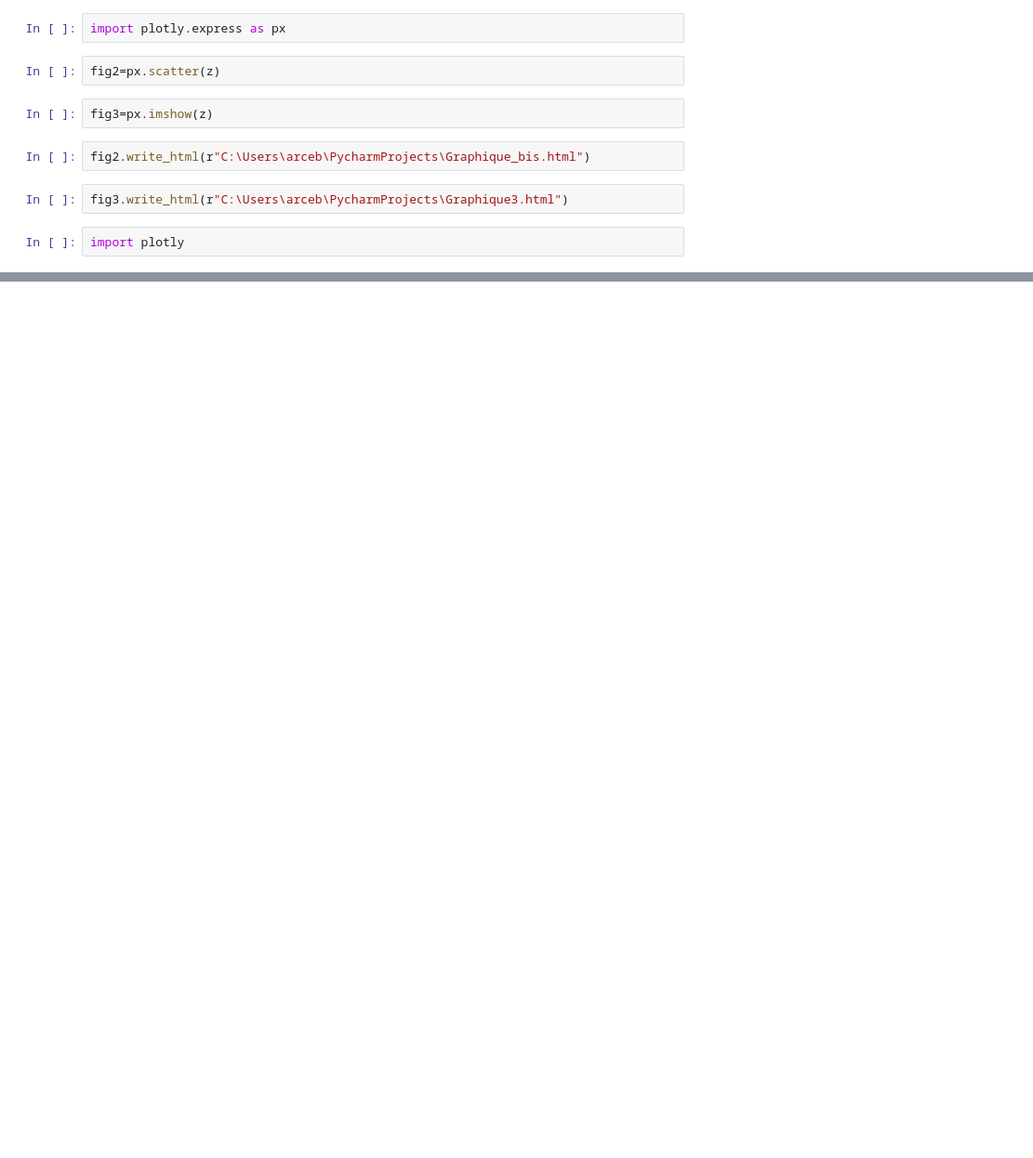
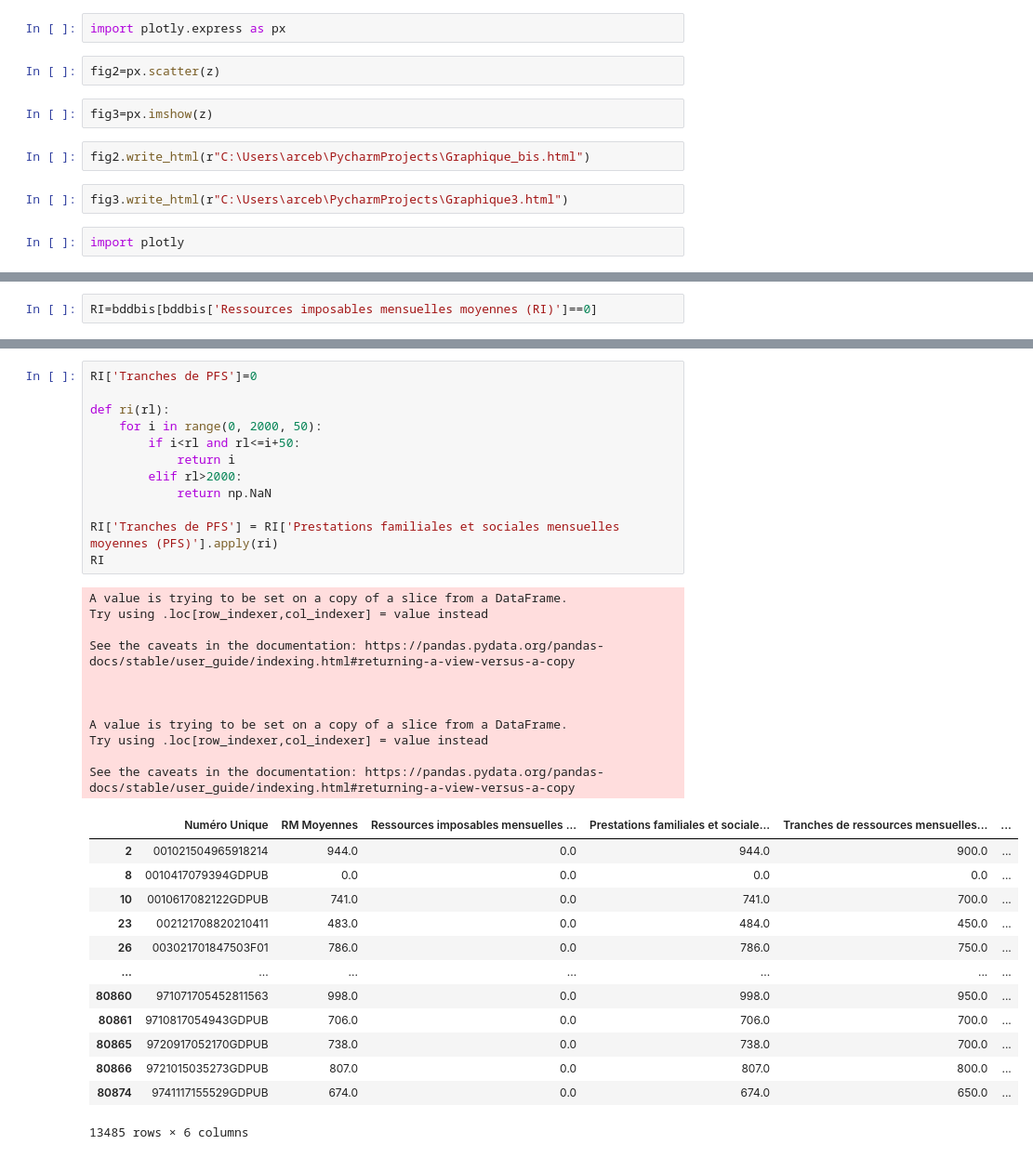
Before and after one commit to cmllbll/Social-Housing-in-France, a Jupyter notebook: Tableaux.ipynb, the cells around one changed output, grey strips where cells are left out. Shown at 93% size. Drawn from its saved outputs; the diff is of its cells as text; blank space fills up the shorter version.

```diff
--- a/Tableaux.ipynb
+++ b/Tableaux.ipynb
@@ -525,0 +530,2 @@ import plotly
+# %%
+RI=bddbis[bddbis['Ressources imposables mensuelles moyennes (RI)']==0]
@@ -525,0 +548,37 @@ import plotly
+# %%
+RI['Tranches de PFS']=0
+
+def ri(rl):
+    for i in range(0, 2000, 50):
+        if i<rl and rl<=i+50:
+            return i
+        elif rl>2000:
+            return np.NaN
+
+RI['Tranches de PFS'] = RI['Prestations familiales et sociales mensuelles moyennes (PFS)'].apply(ri)
+RI
+# %% [output]
+A value is trying to be set on a copy of a slice from a DataFrame.
+Try using .loc[row_indexer,col_indexer] = value instead
+
+See the caveats in the documentation: https://pandas.pydata.org/pandas-docs/stable/user_guide/indexing.html#returning-a-view-versus-a-copy
+
+
+
+A value is trying to be set on a copy of a slice from a DataFrame.
+Try using .loc[row_indexer,col_indexer] = value instead
+
+See the caveats in the documentation: https://pandas.pydata.org/pandas-docs/stable/user_guide/indexing.html#returning-a-view-versus-a-copy
+|  | Numéro Unique | RM Moyennes | Ressources imposables mensuelles ... | Prestations familiales et sociale... | Tranches de ressources mensuelles... | ... |
+| 2 | 001021504965918214 | 944.0 | 0.0 | 944.0 | 900.0 | ... |
+| 8 | 0010417079394GDPUB | 0.0 | 0.0 | 0.0 | 0.0 | ... |
+| 10 | 0010617082122GDPUB | 741.0 | 0.0 | 741.0 | 700.0 | ... |
+| 23 | 002121708820210411 | 483.0 | 0.0 | 484.0 | 450.0 | ... |
+| 26 | 003021701847503F01 | 786.0 | 0.0 | 786.0 | 750.0 | ... |
+| ... | ... | ... | ... | ... | ... | ... |
+| 80860 | 971071705452811563 | 998.0 | 0.0 | 998.0 | 950.0 | ... |
+| 80861 | 9710817054943GDPUB | 706.0 | 0.0 | 706.0 | 700.0 | ... |
+| 80865 | 9720917052170GDPUB | 738.0 | 0.0 | 738.0 | 700.0 | ... |
+| 80866 | 9721015035273GDPUB | 807.0 | 0.0 | 807.0 | 800.0 | ... |
+| 80874 | 9741117155529GDPUB | 674.0 | 0.0 | 674.0 | 650.0 | ... |
+13485 rows × 6 columns
```
Also changed, not shown: parts of 13 cells of this notebook, 1 other file.
